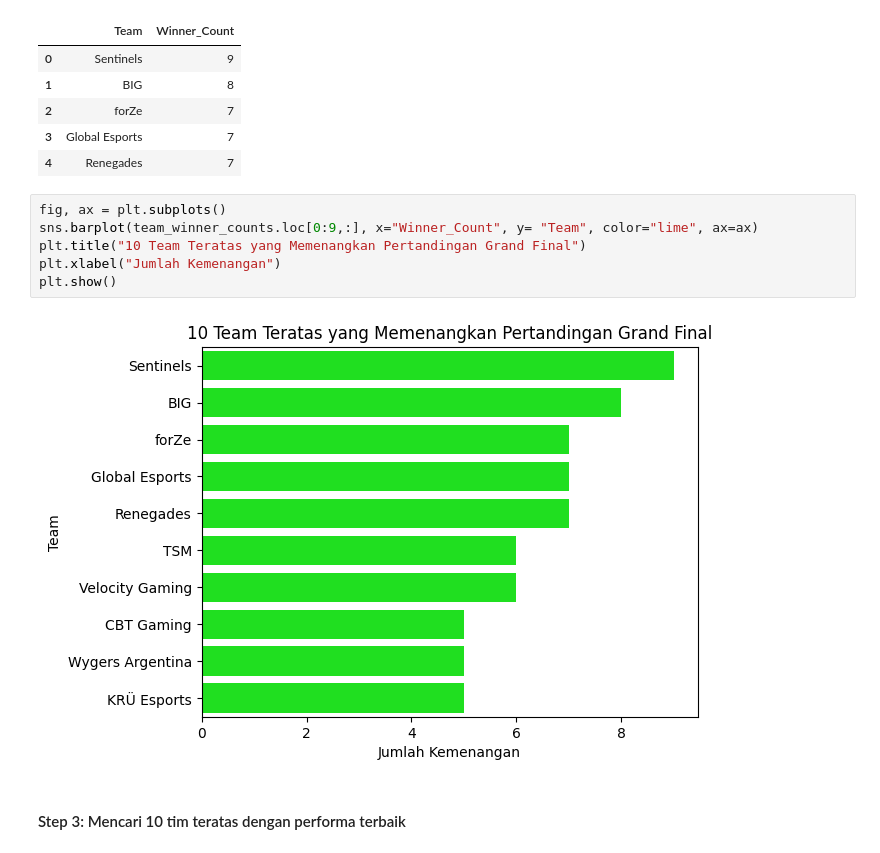
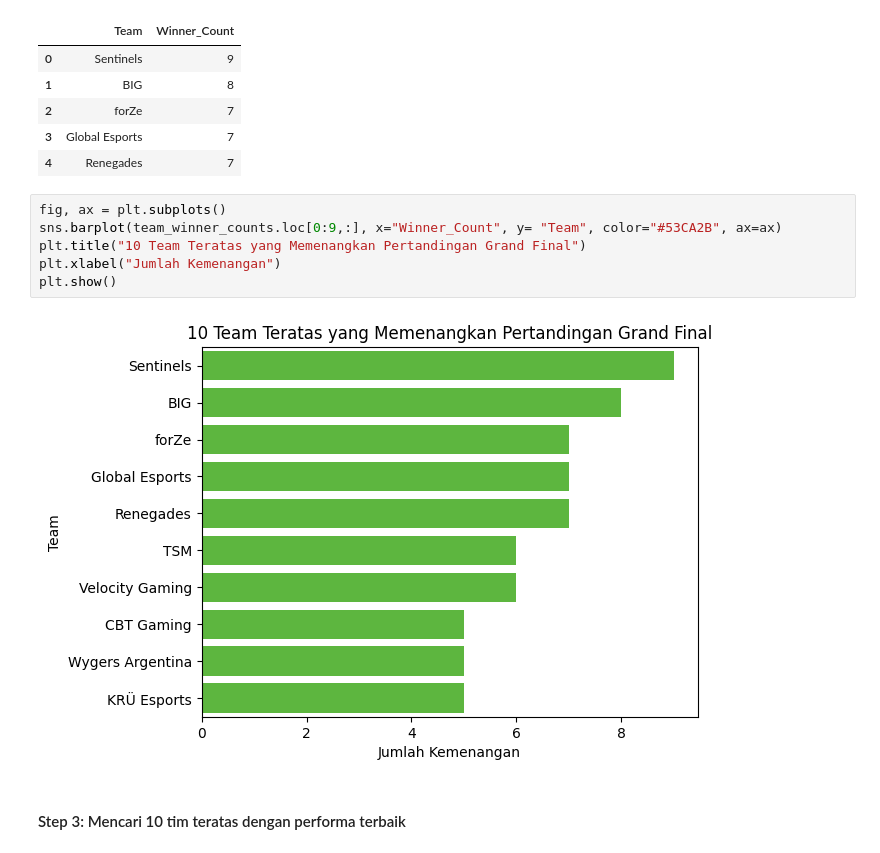
Before and after one commit to LyzanderAndrylie/kasdad-tk, a Jupyter notebook: TK_Data+.ipynb, the cells around one changed output. Cells and saved outputs as stored; diff of their text form.

```diff
--- a/TK_Data+.ipynb
+++ b/TK_Data+.ipynb
@@ -949,12 +946,12 @@ team_winner_counts.head()
 | 4 | Renegades | 7 |
 # %%
 fig, ax = plt.subplots()
-sns.barplot(team_winner_counts.loc[0:9,:], x="Winner_Count", y= "Team", color="lime", ax=ax)
+sns.barplot(team_winner_counts.loc[0:9,:], x="Winner_Count", y= "Team", color="#53CA2B", ax=ax)
 plt.title("10 Team Teratas yang Memenangkan Pertandingan Grand Final")
 plt.xlabel("Jumlah Kemenangan")
 plt.show()
 # %% [output]
-[figure, old version]
+[figure, new version]
 # %% [markdown]
 #### Step 3: Mencari 10 tim teratas dengan performa terbaik
 # %%
```
Also changed, not shown: parts of 12 cells of this notebook.
